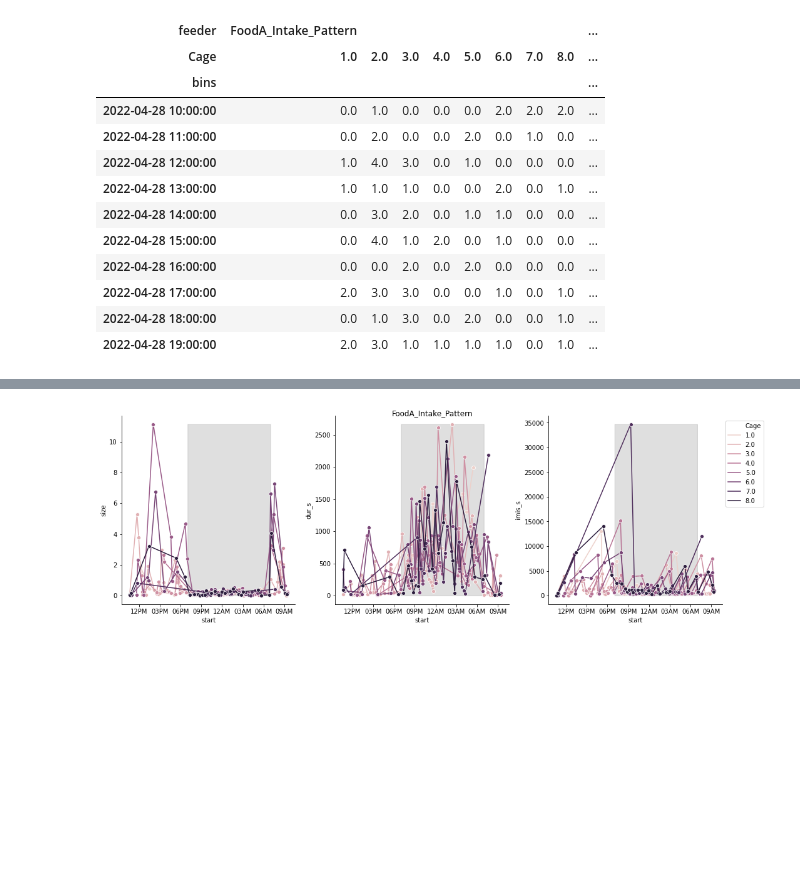
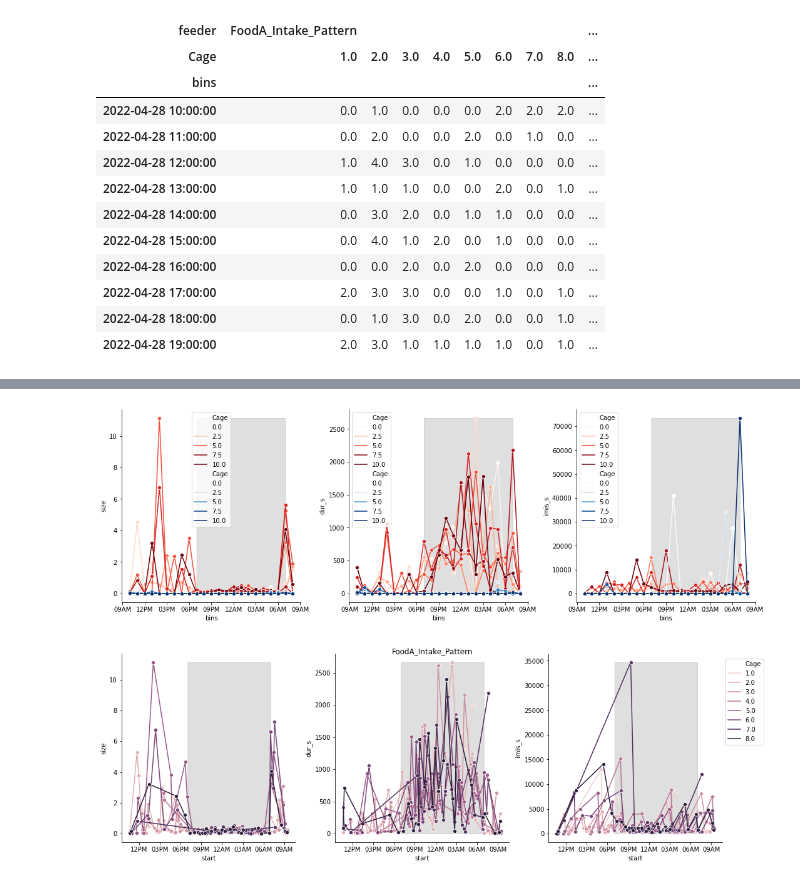
Before and after one commit to nathanielnyema/meal-patterns, a Jupyter notebook: meal_patterns.ipynb, the cells around one changed output, grey strips where cells are left out. Saved outputs shown, nothing was run; the diff lists cells and outputs as text; code cells hidden in the pictures; blank space fills up the shorter version.

```diff
--- a/meal_patterns.ipynb
+++ b/meal_patterns.ipynb
@@ -148,3 +148,20 @@ fig.tight_layout(pad = 1.)
+# %%
+#@title plot individual binned data
+fig,ax = plt.subplots(1,3, figsize = (15,5))
+stats = [ 'size','dur_s', 'imis_s']
+feeders = binned_stats.index.get_level_values('feeder').unique()
+for i,stat in enumerate(stats):
+    sns.lineplot(data = binned_stats.loc[feeders[0]].fillna(0).reset_index(), ax = ax[i],
+                 x = 'bins', y = stat, hue = 'Cage',  marker = 'o', palette = 'Reds')
+    sns.lineplot(data = binned_stats.loc[feeders[1]].fillna(0).reset_index(), ax = ax[i],
+                 x = 'bins', y = stat, hue = 'Cage',  marker = 'o',  palette = 'Blues')
+    ax[i].xaxis.set_major_formatter(mdates.DateFormatter('%I%p'))
+    ax[i].fill_between(ts, binned_stats[stat].min(), binned_stats[stat].max(),
+                       where = night, color = 'gray', alpha = 0.25)
+sns.despine()
+fig.tight_layout(pad = 1.)
+# %% [output]
+[figure, added]
 # %%
 #@title plot bout statistics for individual mice
 for s in bout_stats.index.get_level_values('feeder').unique():
```
Also changed, not shown: parts of 3 cells of this notebook, 1 other file.
